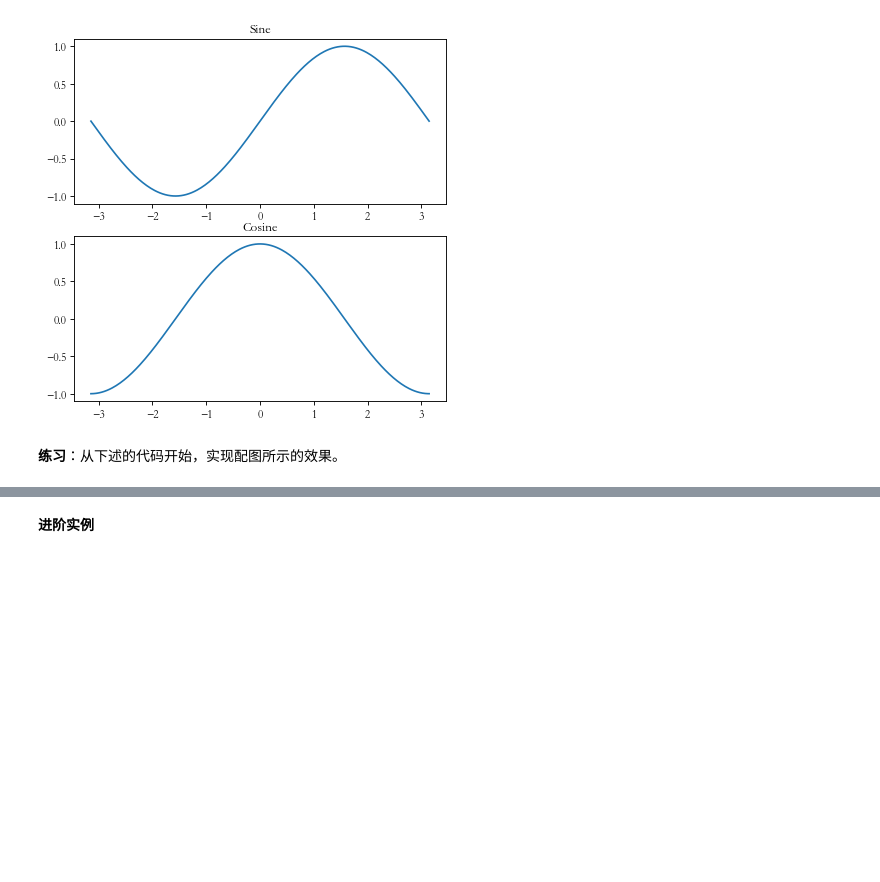
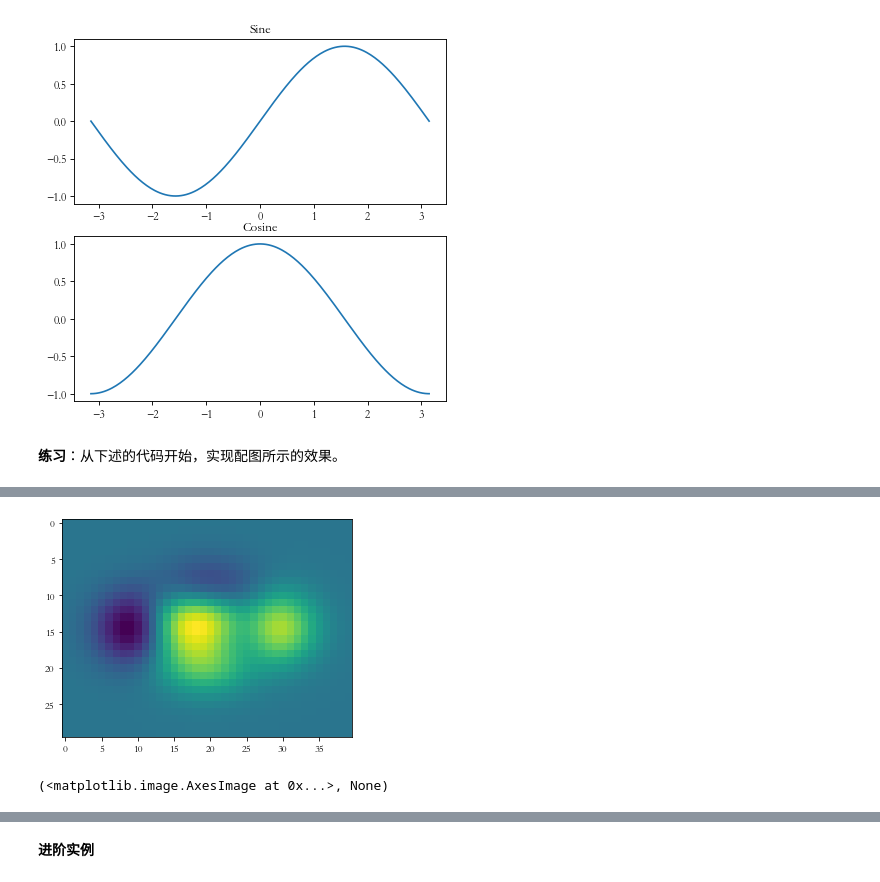
Before and after one commit to superMC5657/jrxy_python_course, a Jupyter notebook: BasicSession/matplotlib_learn.ipynb, the cells around one changed output, grey strips where cells are left out. Saved outputs shown, nothing was run; the diff lists cells and outputs as text; code cells hidden in the pictures; blank space fills up the shorter version.

```diff
--- a/BasicSession/matplotlib_learn.ipynb
+++ b/BasicSession/matplotlib_learn.ipynb
@@ -240,3 +240,17 @@ show()
 目标：
 
 ![bar](https://www.runoob.com/wp-content/uploads/2018/10/1540012917-2001-bar-ex.png)
+# %%
+from pylab import *
+
+def f(x,y): return (1-x/2+x**5+y**3)*np.exp(-x**2-y**2)
+
+n = 10
+x = np.linspace(-3,3,4*n)
+y = np.linspace(-3,3,3*n)
+X,Y = np.meshgrid(x,y)
+imshow(f(X,Y))
+show()
+# %% [output]
+[figure, added]
+(<matplotlib.image.AxesImage at 0x...>, None)
```
Also changed, not shown: parts of 3 cells of this notebook.
